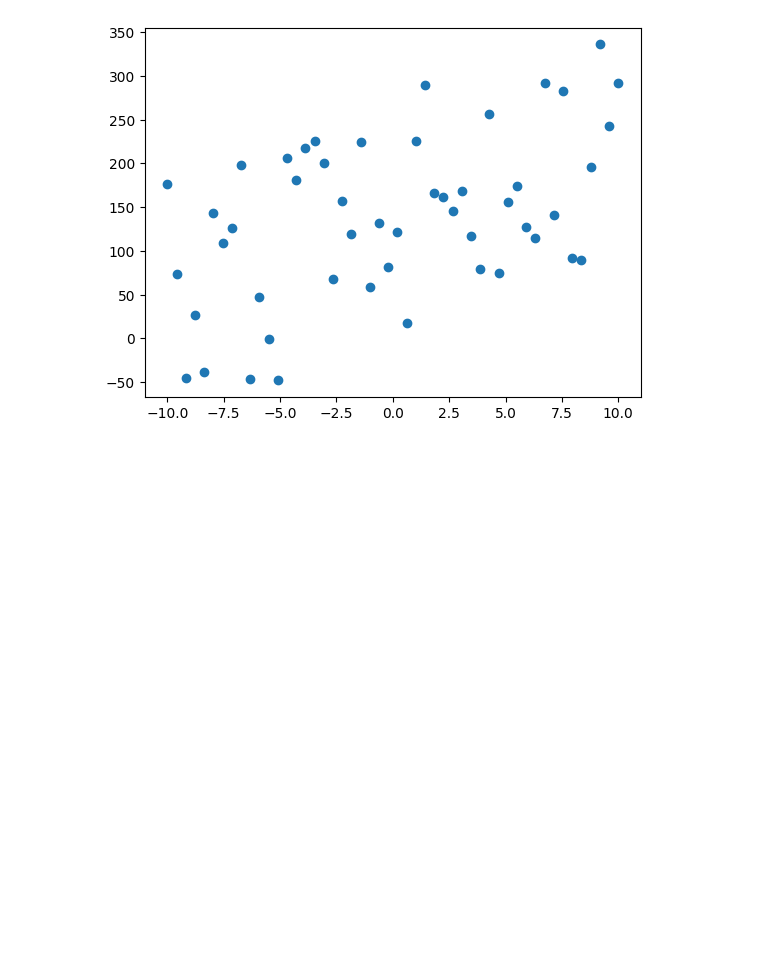
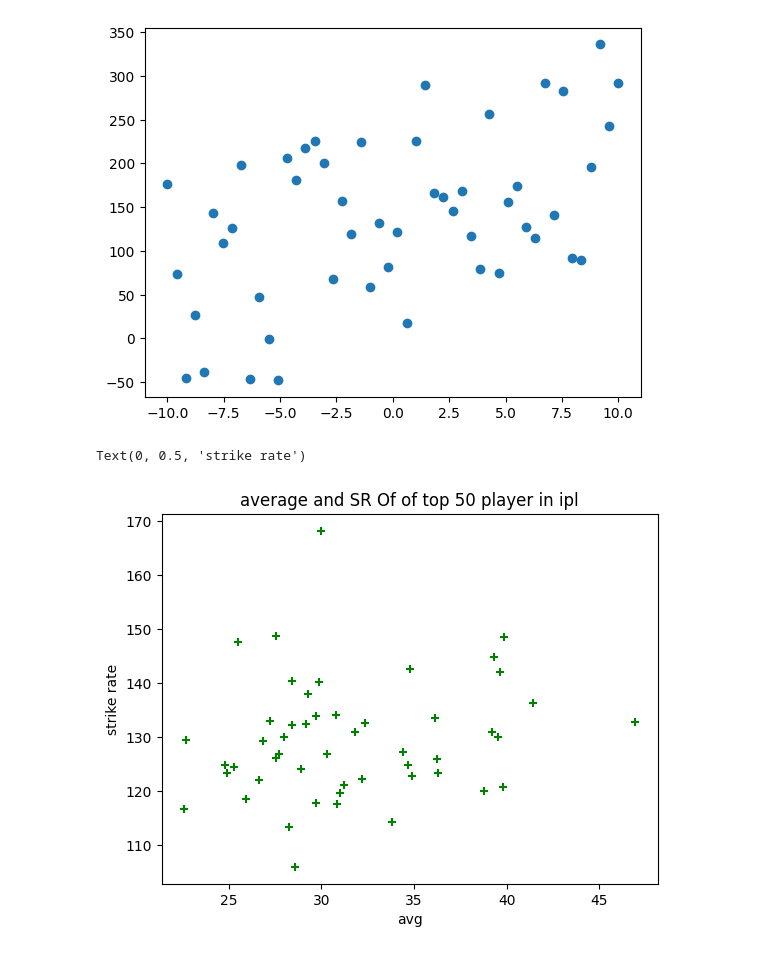
Before and after one commit to thesujalgaur/DATA-SCIENCE-Personal, a Jupyter notebook: Matplotlib/matplotlib.ipynb, the cells around one changed output. Saved outputs shown, nothing was run; the diff lists cells and outputs as text; code cells hidden in the pictures; blank space fills up the shorter version.

```diff
--- a/Matplotlib/matplotlib.ipynb
+++ b/Matplotlib/matplotlib.ipynb
@@ -109,0 +114,10 @@ plt.scatter(x,y)
+# %%
+df=pd.read_csv('batter.csv')
+df=df.head(50)
+plt.scatter(df['avg'],df['strike_rate'],color='green',marker='+')
+plt.title('average and SR Of of top 50 player in ipl')
+plt.xlabel('avg')
+plt.ylabel('strike rate')
+# %% [output]
+Text(0, 0.5, 'strike rate')
+[figure, added]
```
Also changed, not shown: parts of 29 cells of this notebook, 1 other file.
